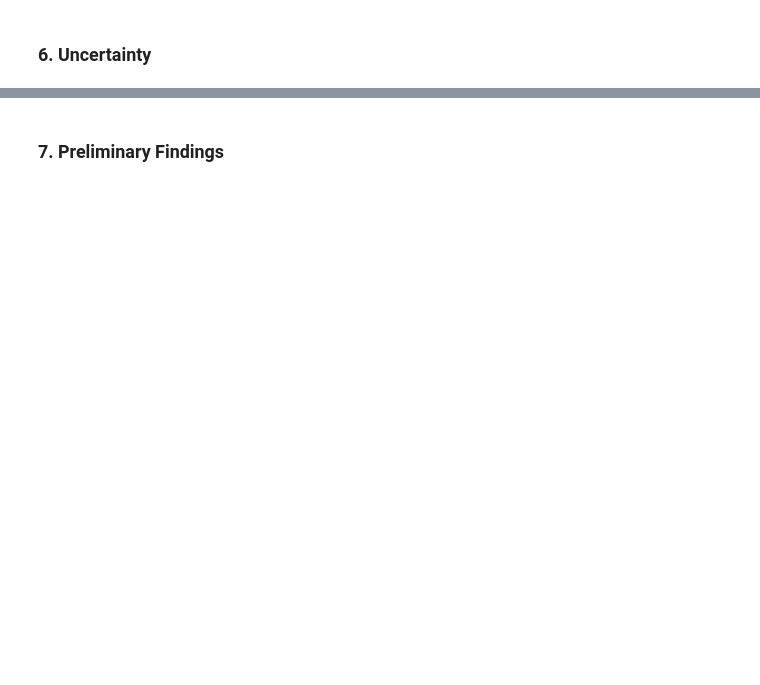
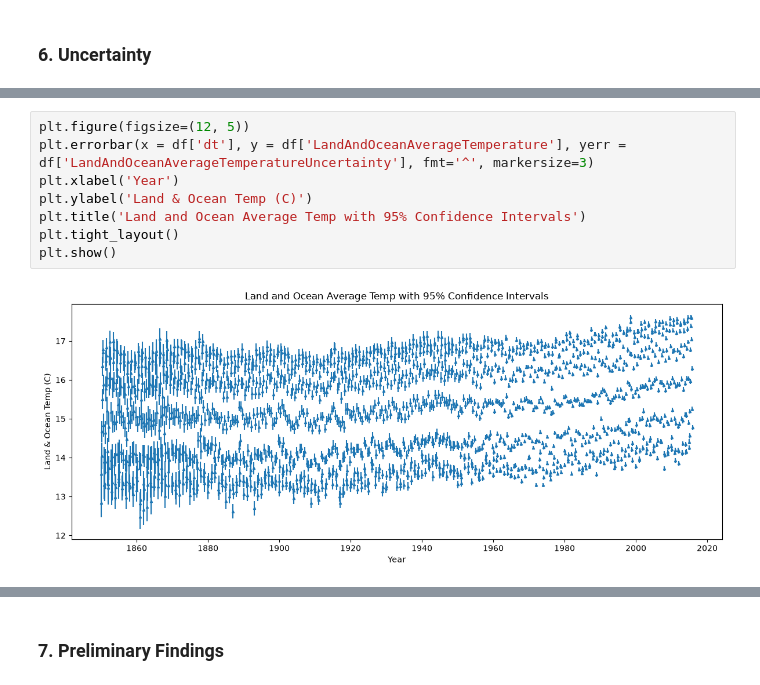
Before and after one commit to chirthprojects/climate-time-series-forecasting, a Jupyter notebook: notebooks/01_eda_GlobalTemperatures.ipynb, the cells around one changed output, grey strips where cells are left out. Cells and saved outputs as stored; diff of their text form; blank space fills up the shorter version.

```diff
--- a/notebooks/01_eda_GlobalTemperatures.ipynb
+++ b/notebooks/01_eda_GlobalTemperatures.ipynb
@@ -194,0 +218,10 @@ plt.show()
+# %%
+plt.figure(figsize=(12, 5))
+plt.errorbar(x = df['dt'], y = df['LandAndOceanAverageTemperature'], yerr = df['LandAndOceanAverageTemperatureUncertainty'], fmt='^', markersize=3)
+plt.xlabel('Year')
+plt.ylabel('Land & Ocean Temp (C)')
+plt.title('Land and Ocean Average Temp with 95% Confidence Intervals')
+plt.tight_layout()
+plt.show()
+# %% [output]
+[figure, added]
```
Also changed, not shown: parts of 7 cells of this notebook.
